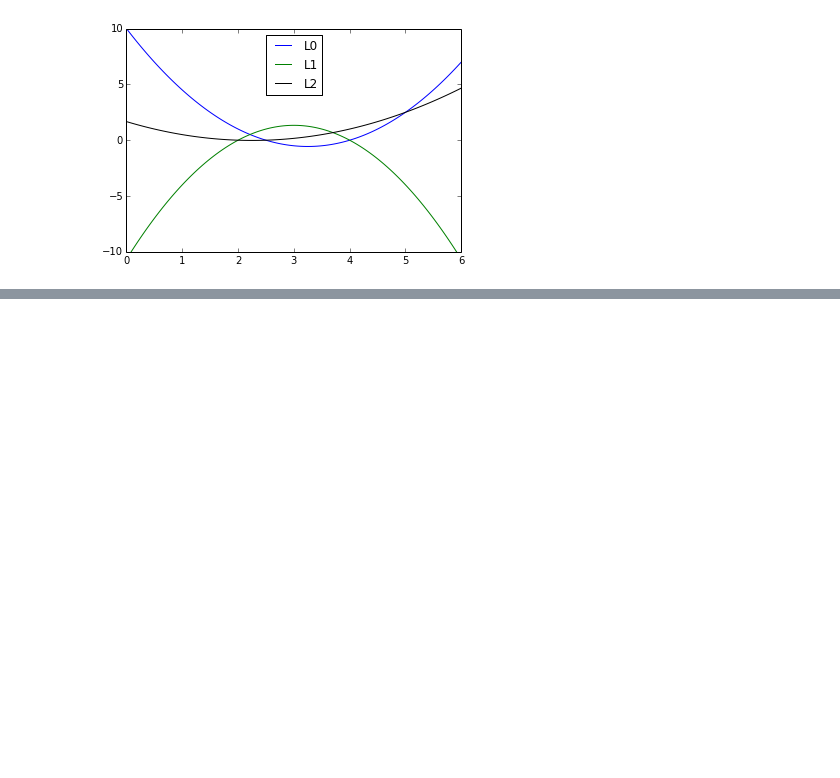
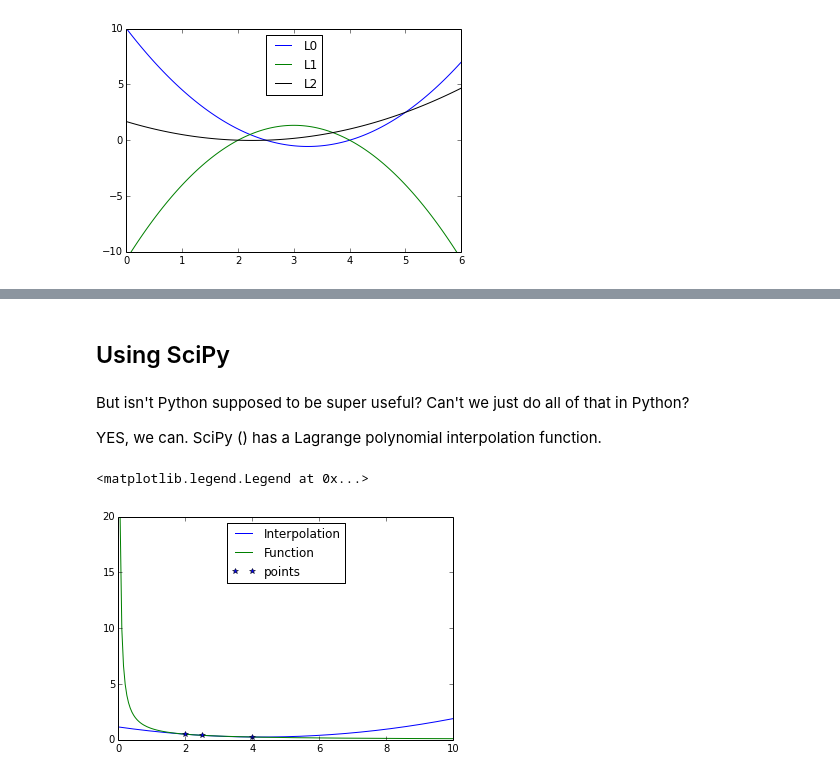
Before and after one commit to rachelslaybaugh/NE155, a Jupyter notebook: ApproxAndInterp/Lagrange.ipynb, the cells around one changed output, grey strips where cells are left out. Drawn from its saved outputs; the diff is of its cells as text; code cells hidden in the pictures; blank space fills up the shorter version.

```diff
--- a/ApproxAndInterp/Lagrange.ipynb
+++ b/ApproxAndInterp/Lagrange.ipynb
@@ -70,0 +79,21 @@ plt.legend(("Interp", "Function"), loc="upper center")
+# %% [markdown]
+## Using SciPy
+# %% [markdown]
+But isn't Python supposed to be super useful? Can't we just do all of that in Python?
+
+YES, we can. SciPy () has a Lagrange polynomial interpolation function.
+# %%
+import scipy.interpolate as interp
+
+f_vals = f(x_vals)
+P_scipy = interp.lagrange(x_vals, f_vals)
+vals_scipy = P_scipy(x)
+
+plt.plot(x, vals_scipy, 'b')
+plt.plot(x, F, 'g')
+plt.plot(x_vals, f_vals, '*')
+#plt.axis([0, 6, -10, 10])
+plt.legend(("Interpolation", "Function", "points"), loc="upper center")
+# %% [output]
+<matplotlib.legend.Legend at 0x...>
+[figure, added]
```
Also changed, not shown: parts of 13 cells of this notebook, 1 other file.
